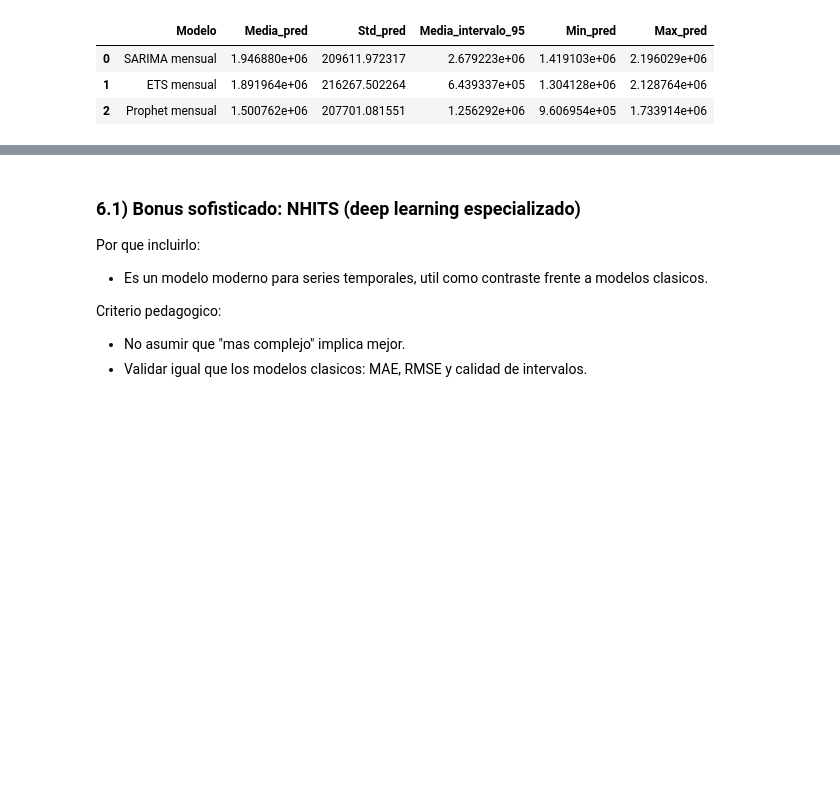
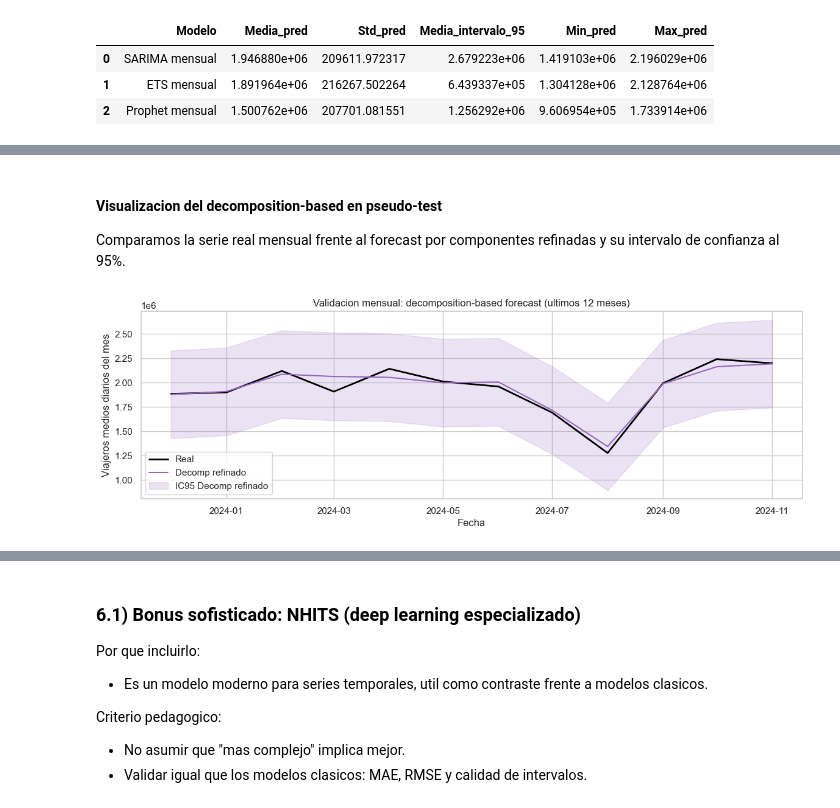
Before and after one commit to juliovalerog/TimeSeries, a Jupyter notebook: notebooks/02_metro_estacionalidad_compleja.ipynb, the cells around one changed output, grey strips where cells are left out. Saved outputs shown, nothing was run; the diff lists cells and outputs as text; code cells hidden in the pictures; blank space fills up the shorter version.

```diff
--- a/notebooks/02_metro_estacionalidad_compleja.ipynb
+++ b/notebooks/02_metro_estacionalidad_compleja.ipynb
@@ -454,0 +700,24 @@ monthly_pred_stats
+# %% [markdown]
+#### Visualizacion del decomposition-based en pseudo-test
+
+Comparamos la serie real mensual frente al forecast por componentes refinadas y su intervalo de confianza al 95%.
+# %%
+# Visual del modelo decomposition-based en pseudo-test mensual.
+plt.figure(figsize=(14, 4))
+plt.plot(test_m.index, test_m.values, label="Real", color="black", linewidth=2)
+plt.plot(decomp_m_pred.index, decomp_m_pred.values, label="Decomp refinado", color="tab:purple")
+plt.fill_between(
+    decomp_m_pred.index,
+    decomp_m_lo.values,
+    decomp_m_hi.values,
+    color="tab:purple",
+    alpha=0.18,
+    label="IC95 Decomp refinado",
+)
+plt.title("Validacion mensual: decomposition-based forecast (ultimos 12 meses)")
+plt.xlabel("Fecha")
+plt.ylabel("Viajeros medios diarios del mes")
+plt.legend(loc="best")
+plt.show()
+# %% [output]
+[figure, added]
```
Also changed, not shown: parts of 19 cells of this notebook, 2 other files.
